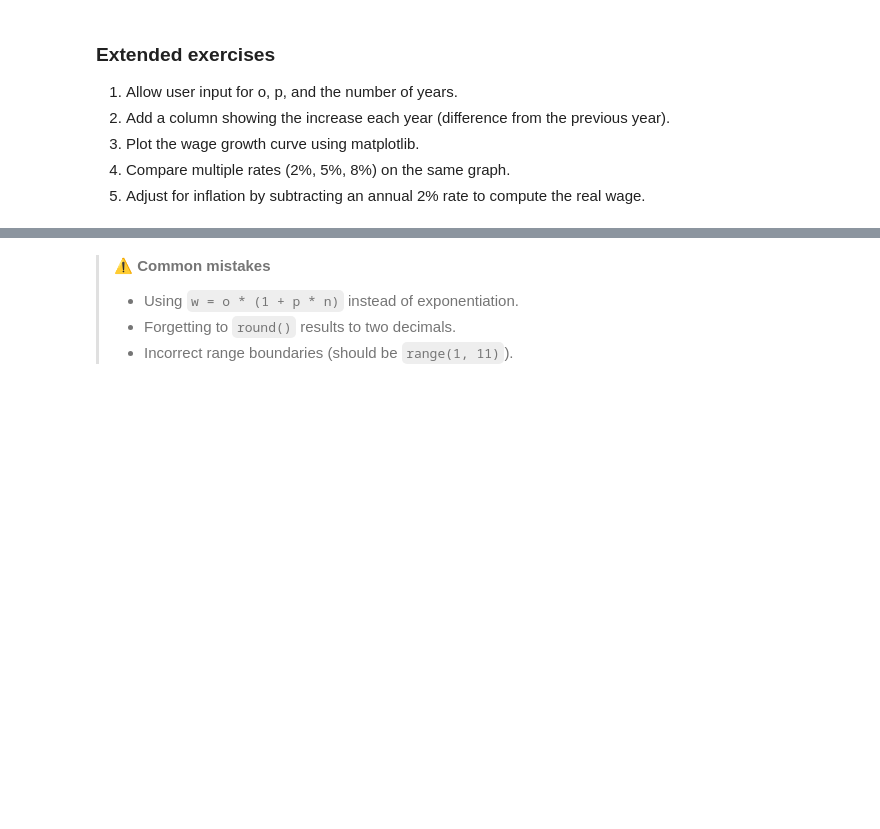
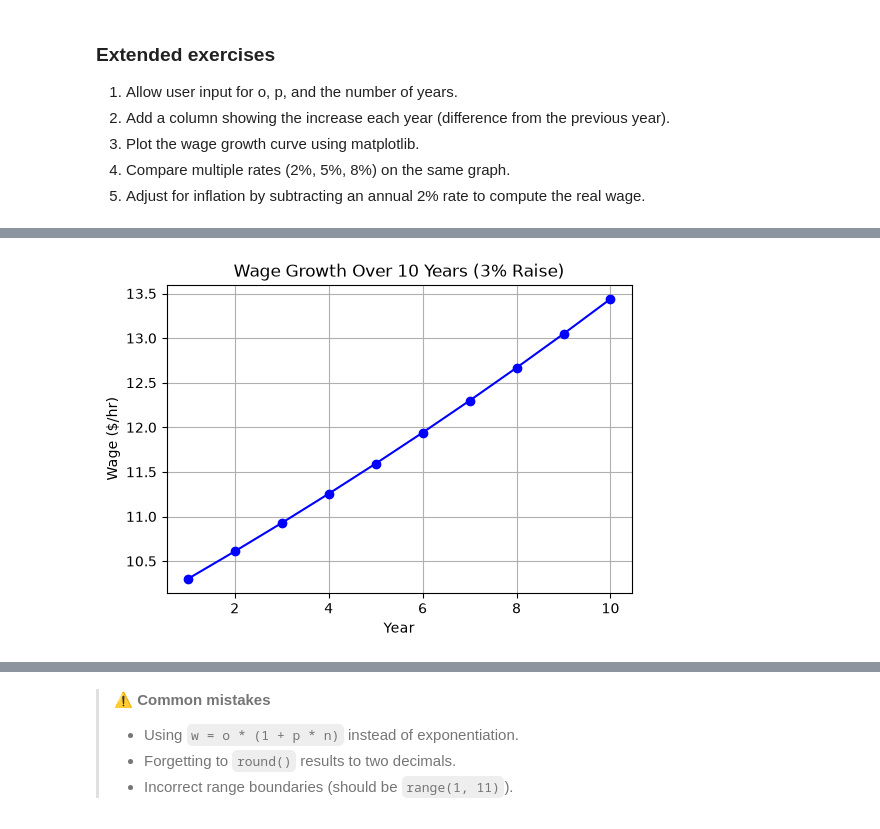
Before and after one commit to tunguyen5687/IT149IU_lab2_Nguyen-Anh-Tu_ITDSIU23026, a Jupyter notebook: FoP_Lab2_Nguyễn Anh Tú_ITDSIU23026.ipynb, the cells around one changed output, grey strips where cells are left out. Drawn from its saved outputs; the diff is of its cells as text; code cells hidden in the pictures; blank space fills up the shorter version.

```diff
--- a/FoP_Lab2_Nguyễn Anh Tú_ITDSIU23026.ipynb
+++ b/FoP_Lab2_Nguyễn Anh Tú_ITDSIU23026.ipynb
@@ -340,5 +389,13 @@ Year   Wage ($/hr)
 4. Compare multiple rates (2%, 5%, 8%) on the same graph.
 5. Adjust for inflation by subtracting an annual 2% rate to compute the real wage.
 # %%
-# ✍️ Task 3 – extended exercises
-# Write your code below, then run the cell (Shift+Enter).
+# 1
+o = float(input("Enter starting wage (e.g., 10.0): "))
+p = float(input("Enter annual growth rate (e.g., 0.03 for 3%): "))
+years = int(input("Enter number of years: "))
+
+print(f"{'Year':<6}{'Wage ($/hr)':>12}")
+print("-" * 18)
+for n in range(1, years + 1):
+    w = o * (1 + p) ** n
+    print(f"{n:<6}{w:>12.2f}")
@@ -344,0 +415,12 @@ Year   Wage ($/hr)
+# %%
+# 2
+o, p = 10.0, 0.03
+prev_w = o  # Keep track of previous year's wage
+
+print(f"{'Year':<6}{'Wage ($/hr)':>12}{'Increase':>12}")
+print("-" * 30)
+for n in range(1, 11):
+    w = o * (1 + p) ** n
+    increase = w - prev_w
+    print(f"{n:<6}{w:>12.2f}{increase:>12.2f}")
+    prev_w = w  # Update for next iteration
@@ -344,0 +440,20 @@ Year   Wage ($/hr)
+# %%
+# 3
+import matplotlib.pyplot as plt
+
+o, p = 10.0, 0.03
+years_list = list(range(1, 11))
+wages = []
+
+for n in years_list:
+    wages.append(o * (1 + p) ** n)
+
+plt.figure(figsize=(6, 4))
+plt.plot(years_list, wages, marker='o', color='blue')
+plt.title('Wage Growth Over 10 Years (3% Raise)')
+plt.xlabel('Year')
+plt.ylabel('Wage ($/hr)')
+plt.grid(True)
+plt.show()
+# %% [output]
+[figure, added]
```
Also changed, not shown: parts of 56 cells of this notebook.
